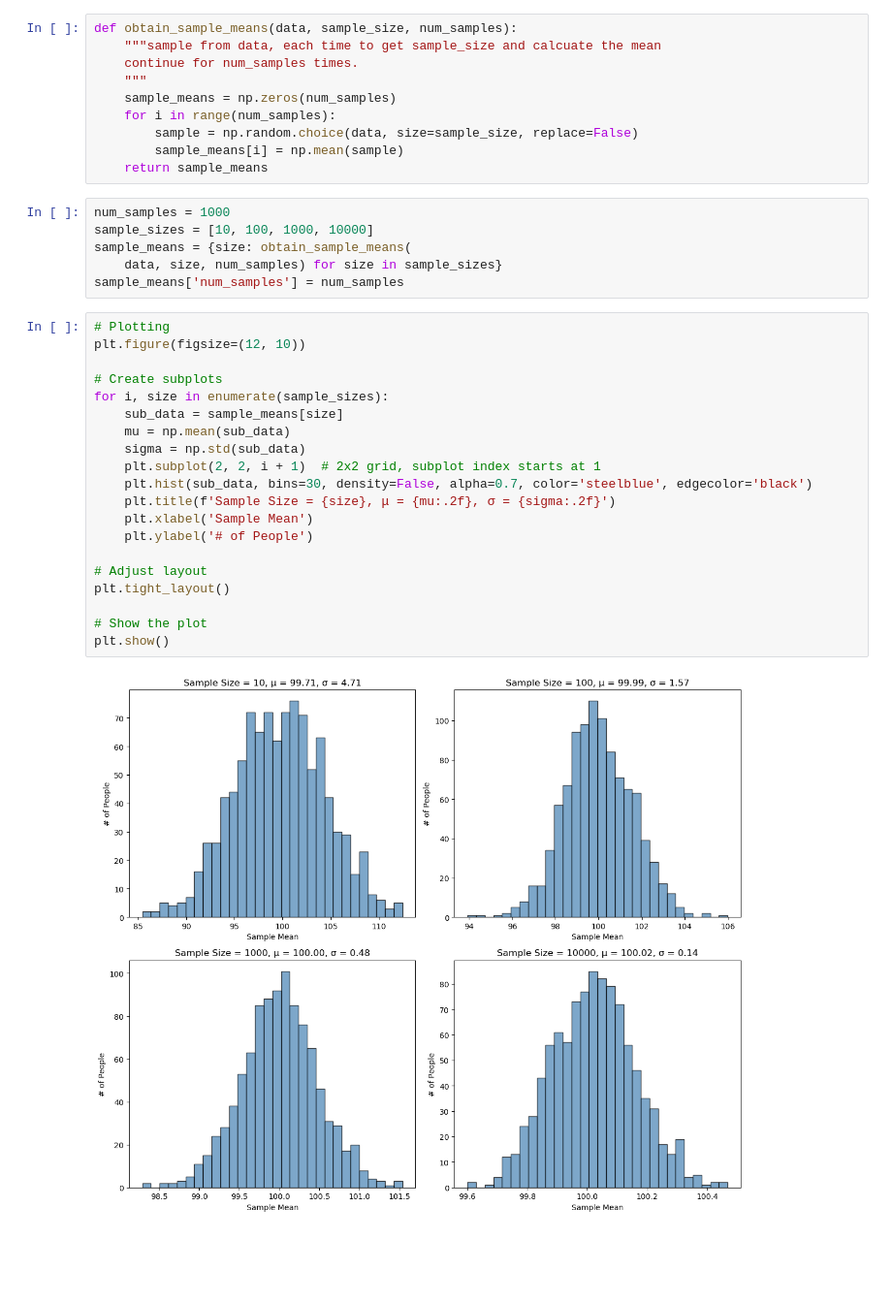
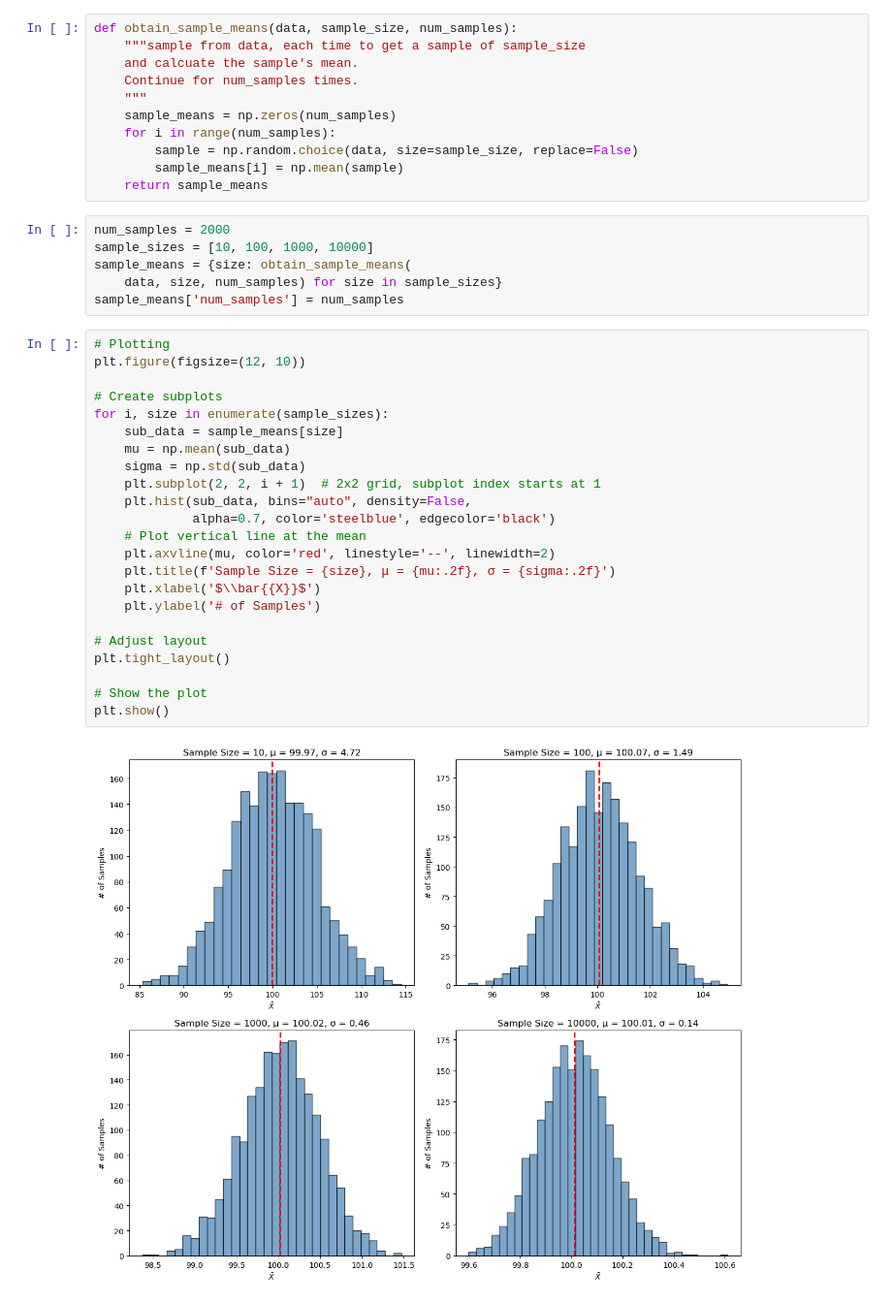
Before and after one commit to hongtaoh/hongtaoh.github.io, a Jupyter notebook: notebooks/2024-09-17-stats-simulation.ipynb, the cells around one changed output. Shown at 97% size. Saved outputs shown, nothing was run; the diff lists cells and outputs as text; blank space fills up the shorter version.

```diff
--- a/notebooks/2024-09-17-stats-simulation.ipynb
+++ b/notebooks/2024-09-17-stats-simulation.ipynb
@@ -53,7 +64,8 @@ plt.show()
 # %%
 def obtain_sample_means(data, sample_size, num_samples):
-    """sample from data, each time to get sample_size and calcuate the mean
-    continue for num_samples times.
+    """sample from data, each time to get a sample of sample_size
+    and calcuate the sample's mean.
+    Continue for num_samples times.
     """
     sample_means = np.zeros(num_samples)
     for i in range(num_samples):
@@ -61,7 +73,7 @@ def obtain_sample_means(data, sample_size, num_samples):
         sample_means[i] = np.mean(sample)
     return sample_means
 # %%
-num_samples = 1000
+num_samples = 2000
 sample_sizes = [10, 100, 1000, 10000]
 sample_means = {size: obtain_sample_means(
     data, size, num_samples) for size in sample_sizes}
@@ -69,22 +81,25 @@ sample_means['num_samples'] = num_samples
 # %%
 # Plotting
 plt.figure(figsize=(12, 10))
 
 # Create subplots
 for i, size in enumerate(sample_sizes):
     sub_data = sample_means[size]
     mu = np.mean(sub_data)
     sigma = np.std(sub_data)
     plt.subplot(2, 2, i + 1)  # 2x2 grid, subplot index starts at 1
-    plt.hist(sub_data, bins=30, density=False, alpha=0.7, color='steelblue', edgecolor='black')
+    plt.hist(sub_data, bins="auto", density=False,
+             alpha=0.7, color='steelblue', edgecolor='black')
+    # Plot vertical line at the mean
+    plt.axvline(mu, color='red', linestyle='--', linewidth=2)
     plt.title(f'Sample Size = {size}, μ = {mu:.2f}, σ = {sigma:.2f}')
-    plt.xlabel('Sample Mean')
-    plt.ylabel('# of People')
+    plt.xlabel('$\\bar{{X}}$')
+    plt.ylabel('# of Samples')
 
 # Adjust layout
 plt.tight_layout()
 
 # Show the plot
 plt.show()
 # %% [output]
-[figure, old version]
+[figure, new version]
```
Also changed, not shown: parts of 19 cells of this notebook, 10 other files.
